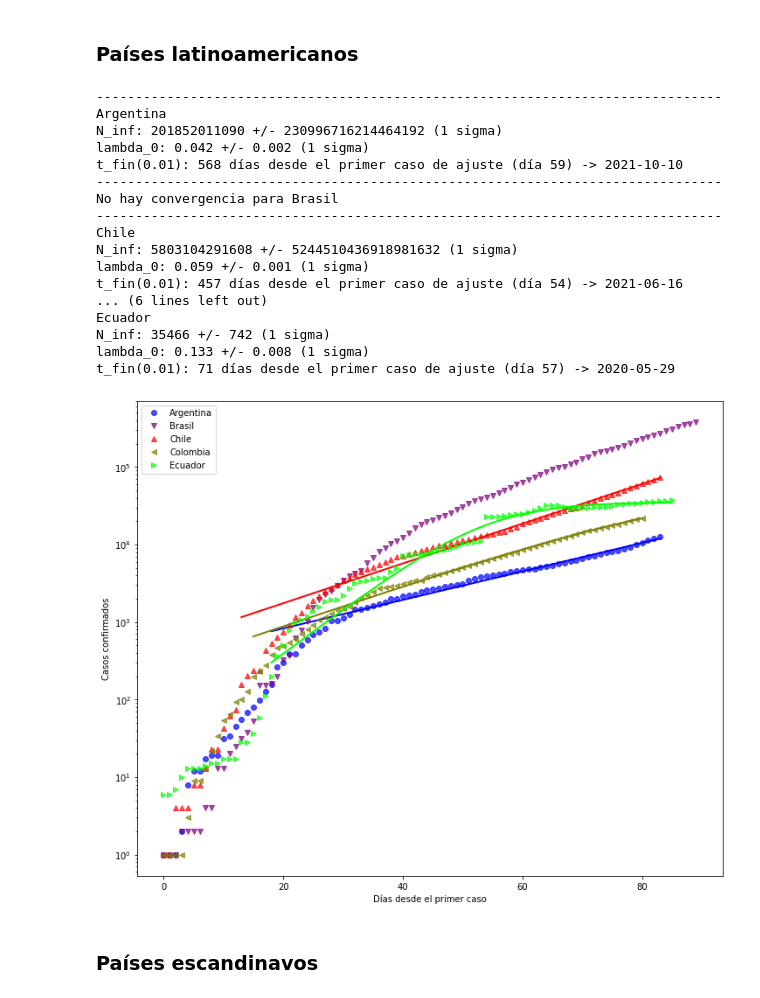
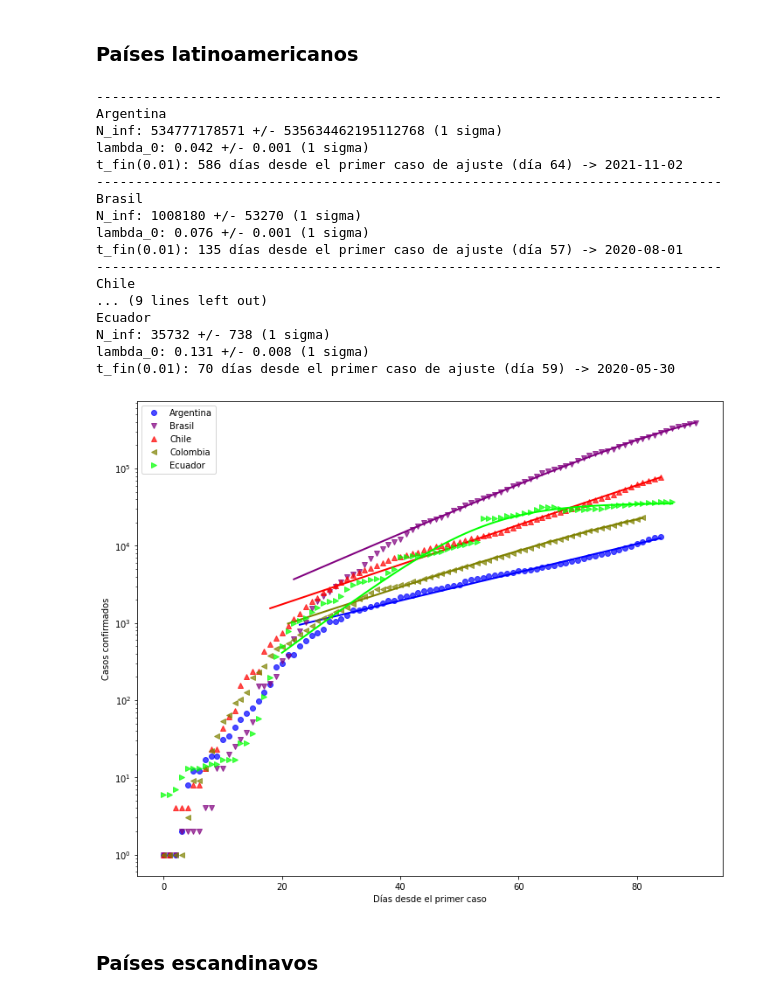
Before and after one commit to manuxch/logistic-covid19, a Jupyter notebook: Logistic_model_COVID-19.ipynb, the cells around one changed output. Cells and saved outputs as stored; diff of their text form; code cells hidden in the pictures.

Commit message:
Actualización diaria de visualizaciones, ajustes y registros

```diff
--- a/Logistic_model_COVID-19.ipynb
+++ b/Logistic_model_COVID-19.ipynb
@@ -203,26 +203,26 @@ No hay convergencia para Estados Unidos
 # %% [markdown]
 ### Países latinoamericanos
 # %%
-plot_fit(cases_lat, 150, 'Casos confirmados', logscale=True, p_fin=0.01)
+plot_fit(cases_lat, 500, 'Casos confirmados', logscale=True, p_fin=0.01)
 # %% [output]
 --------------------------------------------------------------------------------
 Argentina
-N_inf: 201852011090 +/- 230996716214464192 (1 sigma)
-lambda_0: 0.042 +/- 0.002 (1 sigma)
-t_fin(0.01): 568 días desde el primer caso de ajuste (día 59) -> 2021-10-10
+N_inf: 534777178571 +/- 535634462195112768 (1 sigma)
+lambda_0: 0.042 +/- 0.001 (1 sigma)
+t_fin(0.01): 586 días desde el primer caso de ajuste (día 64) -> 2021-11-02
 --------------------------------------------------------------------------------
-No hay convergencia para Brasil
+Brasil
+N_inf: 1008180 +/- 53270 (1 sigma)
+lambda_0: 0.076 +/- 0.001 (1 sigma)
+t_fin(0.01): 135 días desde el primer caso de ajuste (día 57) -> 2020-08-01
 --------------------------------------------------------------------------------
 Chile
-N_inf: 5803104291608 +/- 5244510436918981632 (1 sigma)
-lambda_0: 0.059 +/- 0.001 (1 sigma)
-t_fin(0.01): 457 días desde el primer caso de ajuste (día 54) -> 2021-06-16
-... (6 lines left out)
+... (9 lines left out)
 Ecuador
-N_inf: 35466 +/- 742 (1 sigma)
-lambda_0: 0.133 +/- 0.008 (1 sigma)
-t_fin(0.01): 71 días desde el primer caso de ajuste (día 57) -> 2020-05-29
+N_inf: 35732 +/- 738 (1 sigma)
+lambda_0: 0.131 +/- 0.008 (1 sigma)
+t_fin(0.01): 70 días desde el primer caso de ajuste (día 59) -> 2020-05-30
-[figure, old version]
+[figure, new version]
 # %% [markdown]
 ### Países escandinavos
 # %%
```
Also changed, not shown: parts of 8 cells of this notebook.
